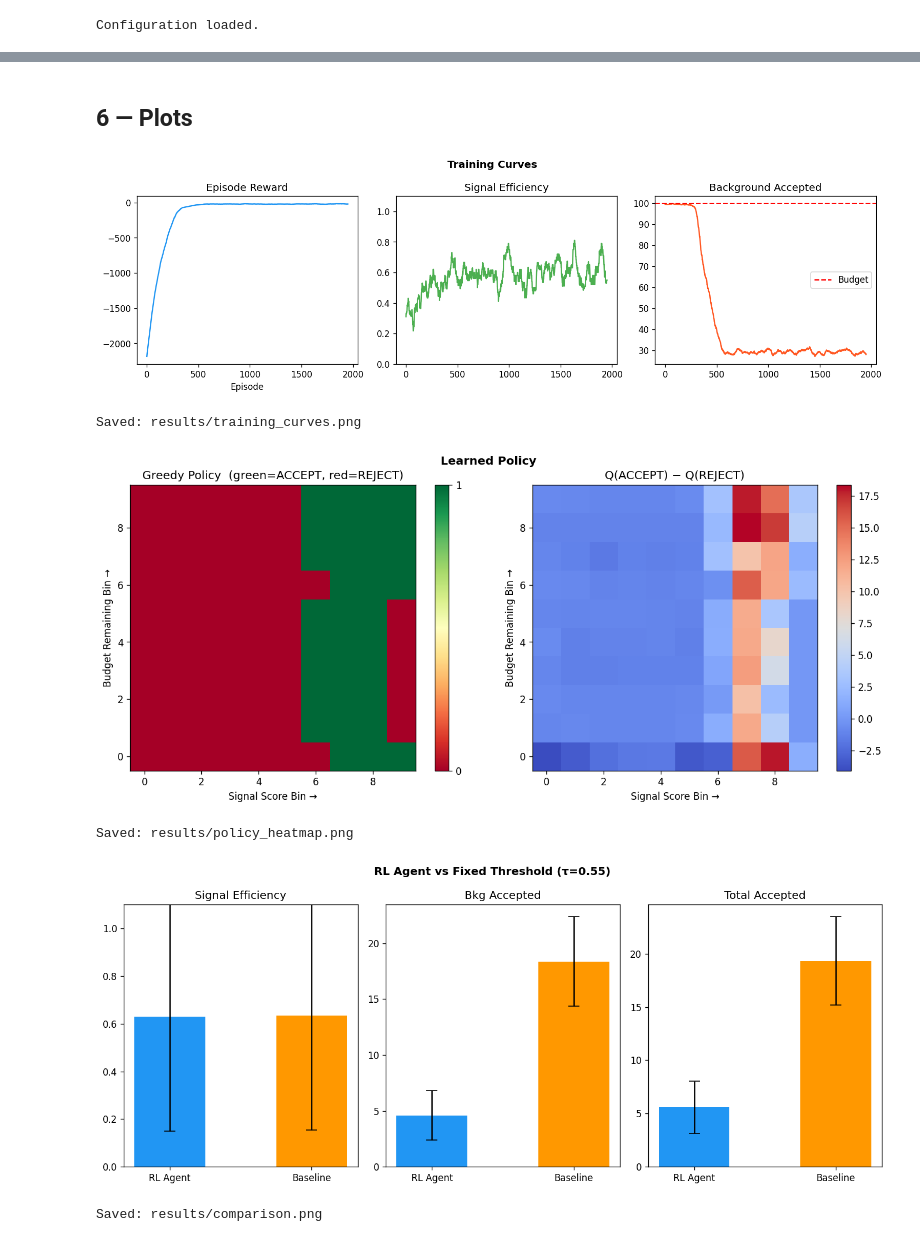
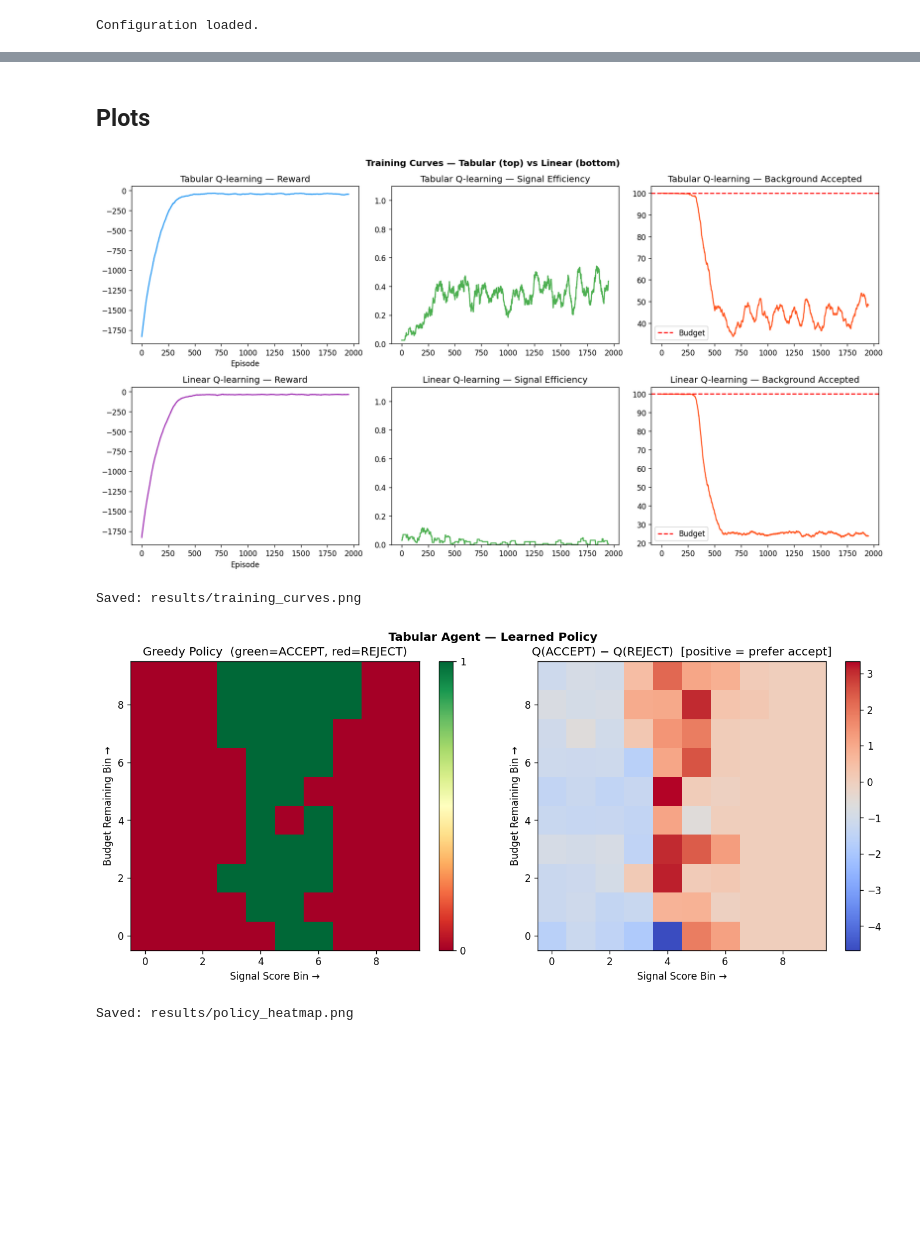
Before and after one commit to RithikaS-phi/Adaptive-Event-Selection-in-Particle-Physics-using-RL, a Jupyter notebook: sourcecode.ipynb, the cells around one changed output, grey strips where cells are left out. Saved outputs shown, nothing was run; the diff lists cells and outputs as text; code cells hidden in the pictures; blank space fills up the shorter version.

Commit message:
Modified linear q-learning part

```diff
--- a/sourcecode.ipynb
+++ b/sourcecode.ipynb
@@ -300,42 +584,44 @@ Baseline (τ=0.55)          sig_eff=0.635  bkg_acc=18.4  total_acc=19.3
 # %% [markdown]
-## 6 — Plots
+## Plots
 # %%
-import matplotlib
-import matplotlib.pyplot as plt
-matplotlib.rcParams["figure.dpi"] = 120
-
 def smooth(x, w=50):
     return np.convolve(x, np.ones(w) / w, mode="valid")
 
 
-# ── Training curves ───────────────────────────────────────────────────────────
-fig, axes = plt.subplots(1, 3, figsize=(13, 4))
-fig.suptitle("Training Curves", fontweight="bold")
+fig, axes = plt.subplots(2, 3, figsize=(15, 8))
+fig.suptitle("Training Curves — Tabular (top) vs Linear (bottom)", fontweight="bold")
 
-axes[0].plot(smooth(rewards),  color="#2196F3")
-axes[0].set_title("Episode Reward"); axes[0].set_xlabel("Episode")
+for row, (rewards, sig_effs, bkg_accs, label, colour) in enumerate([
+    (tab_rewards, tab_sig, tab_bkg, "Tabular Q-learning", "#2196F3"),
+    (lin_rewards, lin_sig, lin_bkg, "Linear Q-learning",  "#9C27B0"),
+]):
+    axes[row,0].plot(smooth(rewards),  color=colour)
+    axes[row,0].set_title(f"{label} — Reward")
+    axes[row,0].set_xlabel("Episode")
 
-axes[1].plot(smooth(sig_effs), color="#4CAF50")
-axes[1].set_title("Signal Efficiency"); axes[1].set_ylim(0, 1.1)
+    axes[row,1].plot(smooth(sig_effs), color="#4CAF50")
+    axes[row,1].set_title(f"{label} — Signal Efficiency")
+    axes[row,1].set_ylim(0, 1.1)
 
-axes[2].plot(smooth(bkg_accs), color="#FF5722")
-axes[2].axhline(STORAGE_BUDGET, color="red", linestyle="--", label="Budget")
-axes[2].set_title("Background Accepted"); axes[2].legend()
+    axes[row,2].plot(smooth(bkg_accs), color="#FF5722")
+    axes[row,2].axhline(STORAGE_BUDGET, color="red", linestyle="--", label="Budget")
+    axes[row,2].set_title(f"{label} — Background Accepted")
+    axes[row,2].legend()
 
 plt.tight_layout()
 plt.savefig("results/training_curves.png")
 plt.show()
 print("Saved: results/training_curves.png")
 # %% [output]
-[figure, old version]
+[figure, new version]
 Saved: results/training_curves.png
 # %%
-# ── Policy heatmap ────────────────────────────────────────────────────────────
-policy = np.argmax(agent.Q, axis=-1)       # shape (score_bins, budget_bins)
-qdiff  = agent.Q[:, :, 1] - agent.Q[:, :, 0]
+# Tabular policy heatmap
+policy = tab_agent.policy_matrix()   # shape (score_bins, budget_bins)
+qdiff  = tab_agent.q_advantage()
 
 fig, axes = plt.subplots(1, 2, figsize=(12, 5))
-fig.suptitle("Learned Policy", fontweight="bold")
+fig.suptitle("Tabular Agent — Learned Policy", fontweight="bold")
 
 im = axes[0].imshow(policy.T, origin="lower", cmap="RdYlGn", vmin=0, vmax=1)
 axes[0].set_title("Greedy Policy  (green=ACCEPT, red=REJECT)")
@@ -344,7 +630,7 @@ axes[0].set_ylabel("Budget Remaining Bin →")
 plt.colorbar(im, ax=axes[0], ticks=[0, 1])
 
 im2 = axes[1].imshow(qdiff.T, origin="lower", cmap="coolwarm")
-axes[1].set_title("Q(ACCEPT) − Q(REJECT)")
+axes[1].set_title("Q(ACCEPT) − Q(REJECT)  [positive = prefer accept]")
 axes[1].set_xlabel("Signal Score Bin →")
 axes[1].set_ylabel("Budget Remaining Bin →")
 plt.colorbar(im2, ax=axes[1])
@@ -354,30 +640,5 @@ plt.savefig("results/policy_heatmap.png")
 plt.show()
 print("Saved: results/policy_heatmap.png")
 # %% [output]
-[figure, old version]
+[figure, new version]
 Saved: results/policy_heatmap.png
-# %%
-# ── RL Agent vs Baseline comparison ──────────────────────────────────────────
-metrics = ["signal_efficiency", "bkg_accepted", "total_accepted"]
-labels  = ["Signal Efficiency", "Bkg Accepted", "Total Accepted"]
-
-fig, axes = plt.subplots(1, 3, figsize=(12, 5))
-fig.suptitle("RL Agent vs Fixed Threshold (τ=0.55)", fontweight="bold")
-
-for ax, metric, label in zip(axes, metrics, labels):
-    rl  = [r[metric] for r in rl_results]
-    bl  = [r[metric] for r in bl_results]
-    ax.bar(["RL Agent", "Baseline"], [np.mean(rl), np.mean(bl)],
-           yerr=[np.std(rl), np.std(bl)],
-           color=["#2196F3", "#FF9800"], capsize=6, width=0.5)
-    ax.set_title(label)
-    if metric == "signal_efficiency":
-        ax.set_ylim(0, 1.1)
-
-plt.tight_layout()
-plt.savefig("results/comparison.png")
-plt.show()
-print("Saved: results/comparison.png")
-# %% [output]
-[figure, removed]
-Saved: results/comparison.png
```
Also changed, not shown: parts of 22 cells of this notebook, 6 other files.
